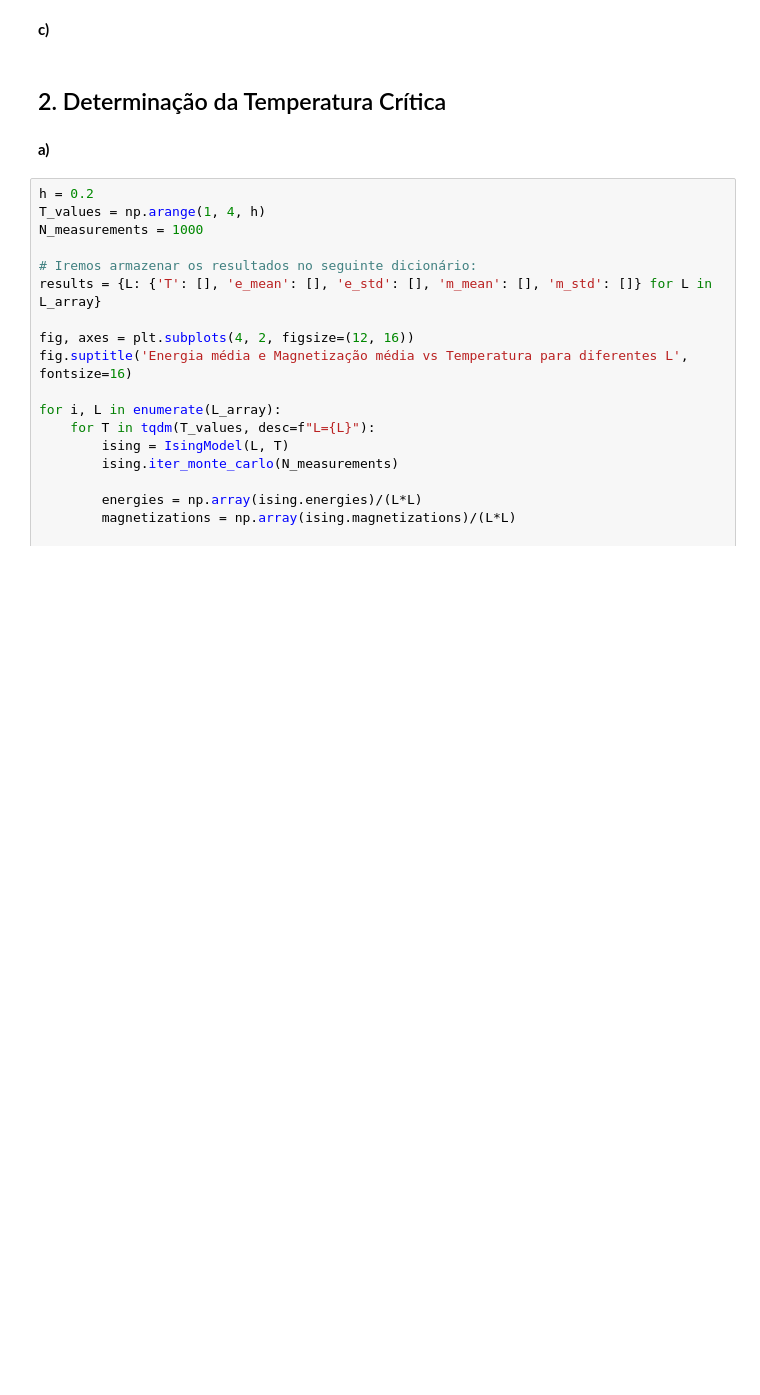
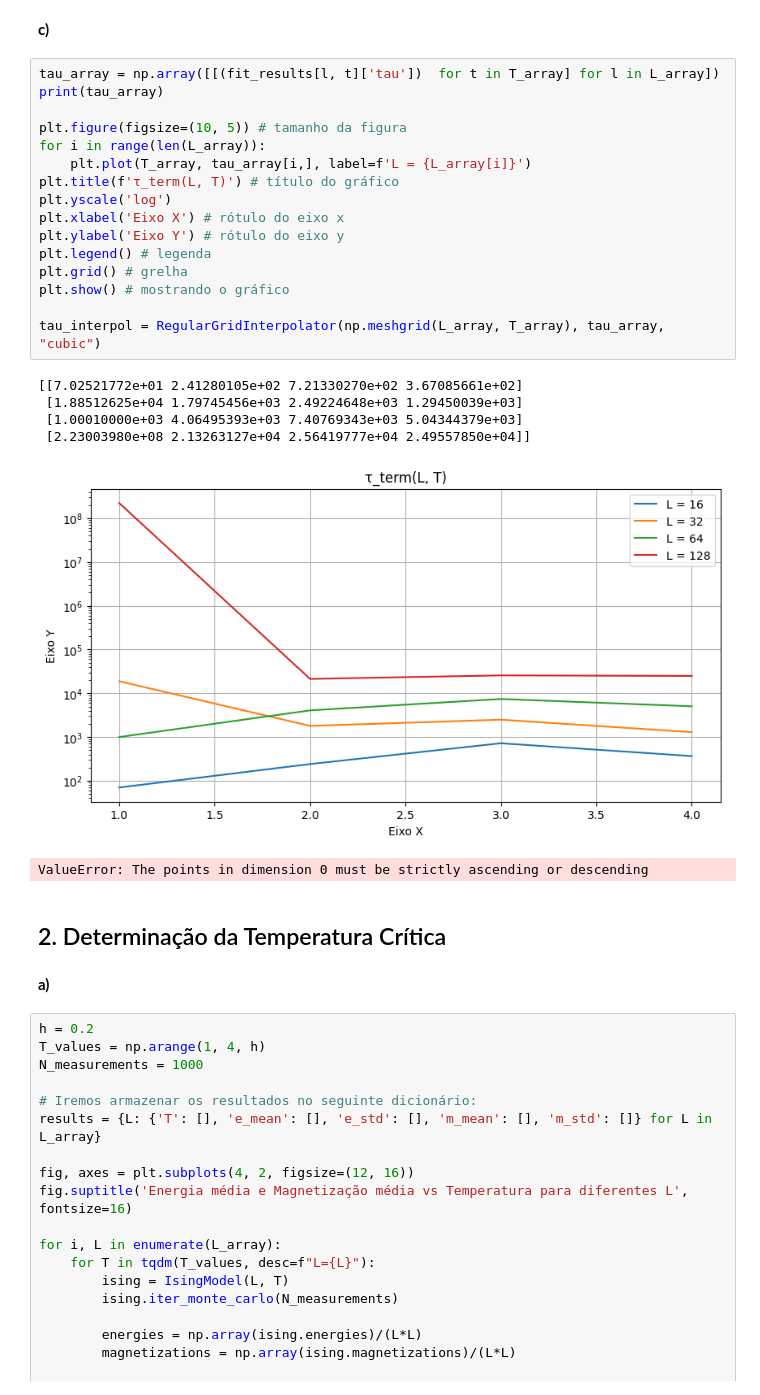
Before and after one commit to RafaelFernandesIST/FC_Grupo22, a Jupyter notebook: Projeto_1/projeto_1.ipynb, the cells around one changed output. Drawn from its saved outputs; the diff is of its cells as text; blank space fills up the shorter version.

```diff
--- a/Projeto_1/projeto_1.ipynb
+++ b/Projeto_1/projeto_1.ipynb
@@ -182,5 +182,28 @@ L = 128, T =   4 --> ef = -1.00880, tau = 14626.18
 # %% [markdown]
 **c)**
+# %%
+tau_array = np.array([[(fit_results[l, t]['tau'])  for t in T_array] for l in L_array])
+print(tau_array)
+
+plt.figure(figsize=(10, 5)) # tamanho da figura
+for i in range(len(L_array)):
+    plt.plot(T_array, tau_array[i,], label=f'L = {L_array[i]}')
+plt.title(f'τ_term(L, T)') # título do gráfico
+plt.yscale('log')
+plt.xlabel('Eixo X') # rótulo do eixo x
+plt.ylabel('Eixo Y') # rótulo do eixo y
+plt.legend() # legenda
+plt.grid() # grelha
+plt.show() # mostrando o gráfico
+
+tau_interpol = RegularGridInterpolator(np.meshgrid(L_array, T_array), tau_array, "cubic")
+# %% [output]
+[[7.02521772e+01 2.41280105e+02 7.21330270e+02 3.67085661e+02]
+ [1.88512625e+04 1.79745456e+03 2.49224648e+03 1.29450039e+03]
+ [1.00010000e+03 4.06495393e+03 7.40769343e+03 5.04344379e+03]
+ [2.23003980e+08 2.13263127e+04 2.56419777e+04 2.49557850e+04]]
+[figure, added]
+ValueError: The points in dimension 0 must be strictly ascending or descending
 # %% [markdown]
 ## 2. Determinação da Temperatura Crítica
 # %% [markdown]
```
Also changed, not shown: parts of 2 cells of this notebook.
